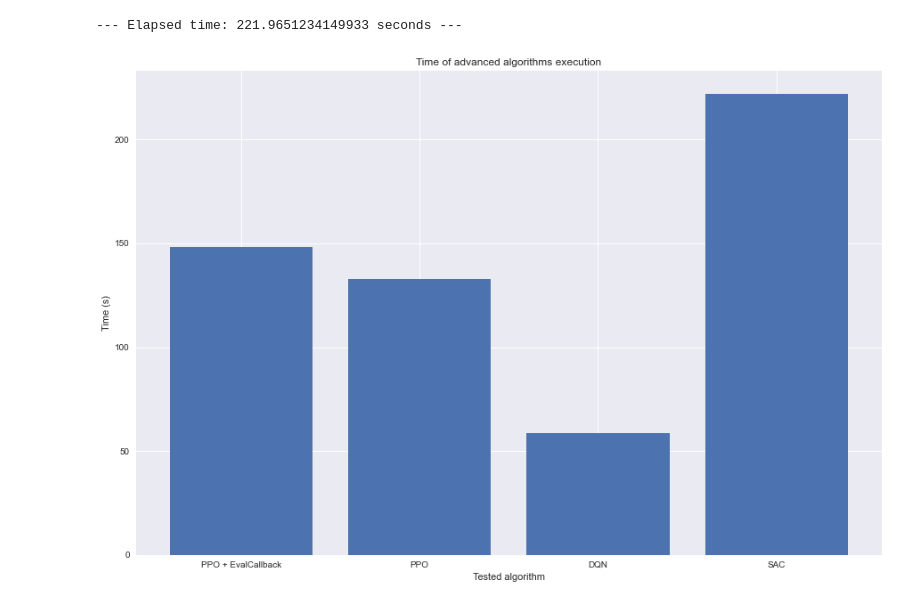
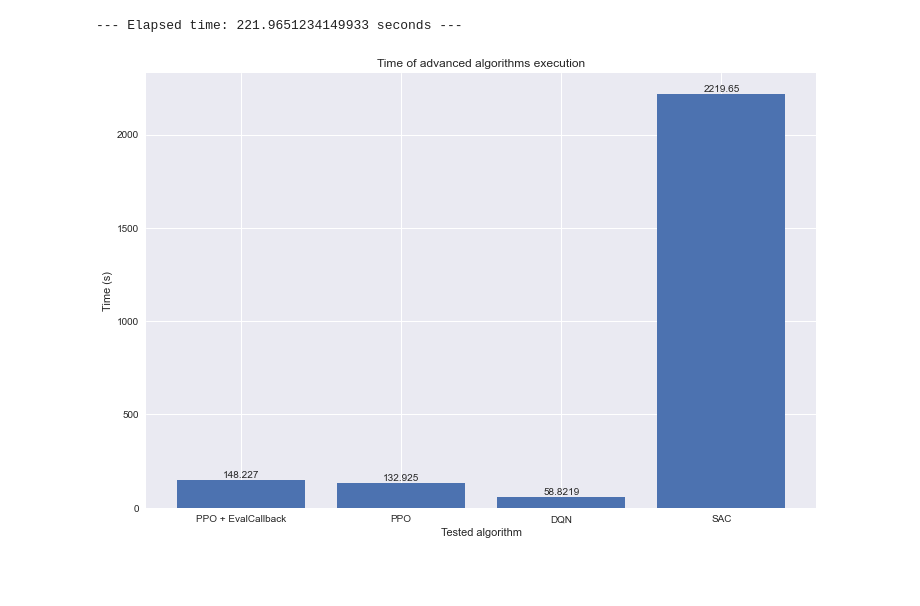
Before and after one commit to andreszpt/rl-slimevolley, a Jupyter notebook: src/times.ipynb, the cells around one changed output. Saved outputs shown, nothing was run; the diff lists cells and outputs as text; code cells hidden in the pictures; blank space fills up the shorter version.

```diff
--- a/src/times.ipynb
+++ b/src/times.ipynb
@@ -383,13 +256,14 @@ print("--- Elapsed time: %s seconds ---" % (t_sac))
 # %% [output]
 --- Elapsed time: 221.9651234149933 seconds ---
 # %%
-times_advanced = [t_ppo_eval, t_ppo, t_dqn, t_sac]
-fig, ax = plt.subplots(figsize=(15, 10))
-ax.bar(['PPO + EvalCallback', 'PPO', 'DQN', 'SAC'], times_advanced)
+times_advanced = [t_ppo_eval, t_ppo, t_dqn, t_sac*10]
+fig, ax = plt.subplots(figsize=(12, 8))
+bars = ax.bar(['PPO + EvalCallback', 'PPO', 'DQN', 'SAC'], times_advanced)
+ax.bar_label(bars)
 ax.set_title('Time of advanced algorithms execution')
 ax.set_xlabel('Tested algorithm')
 ax.set_ylabel('Time (s)');
 
 plt.savefig(join(FIGDIR, 'advanced', 'Time of advanced algorithms execution.png'), dpi=300, bbox_inches='tight')
 # %% [output]
-[figure, old version]
+[figure, new version]
```
Also changed, not shown: parts of 8 cells of this notebook.
